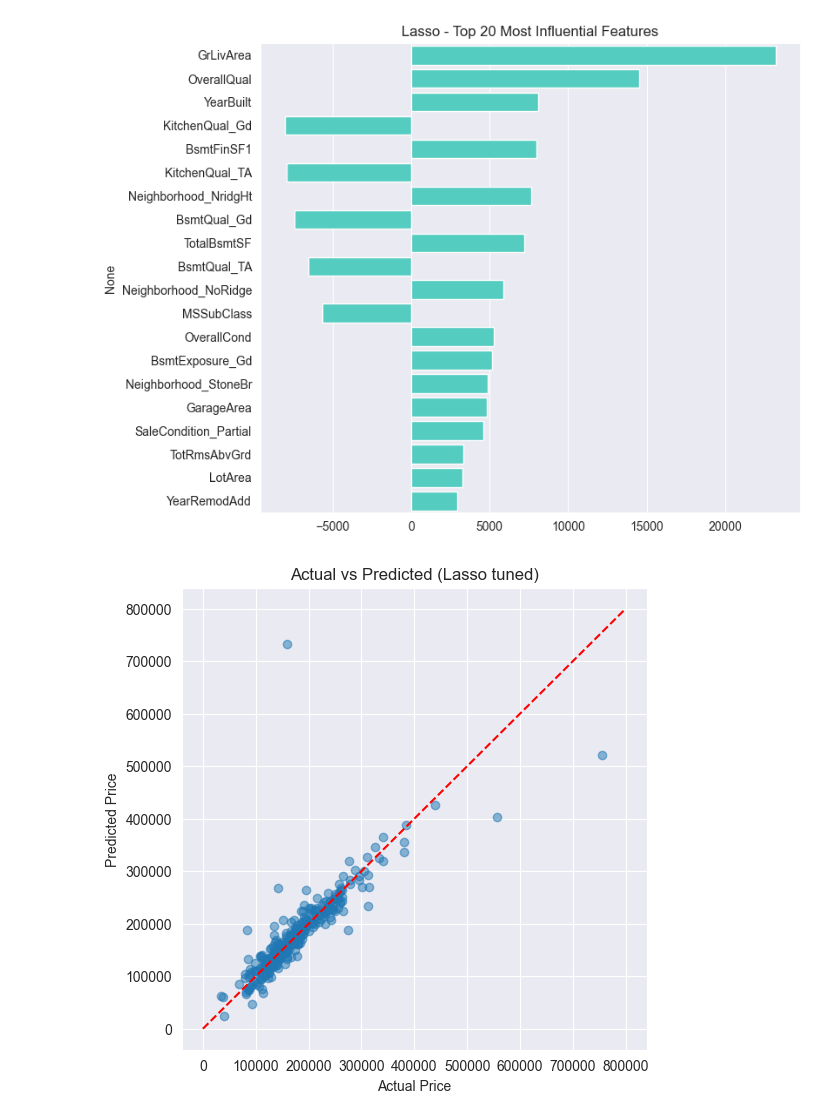
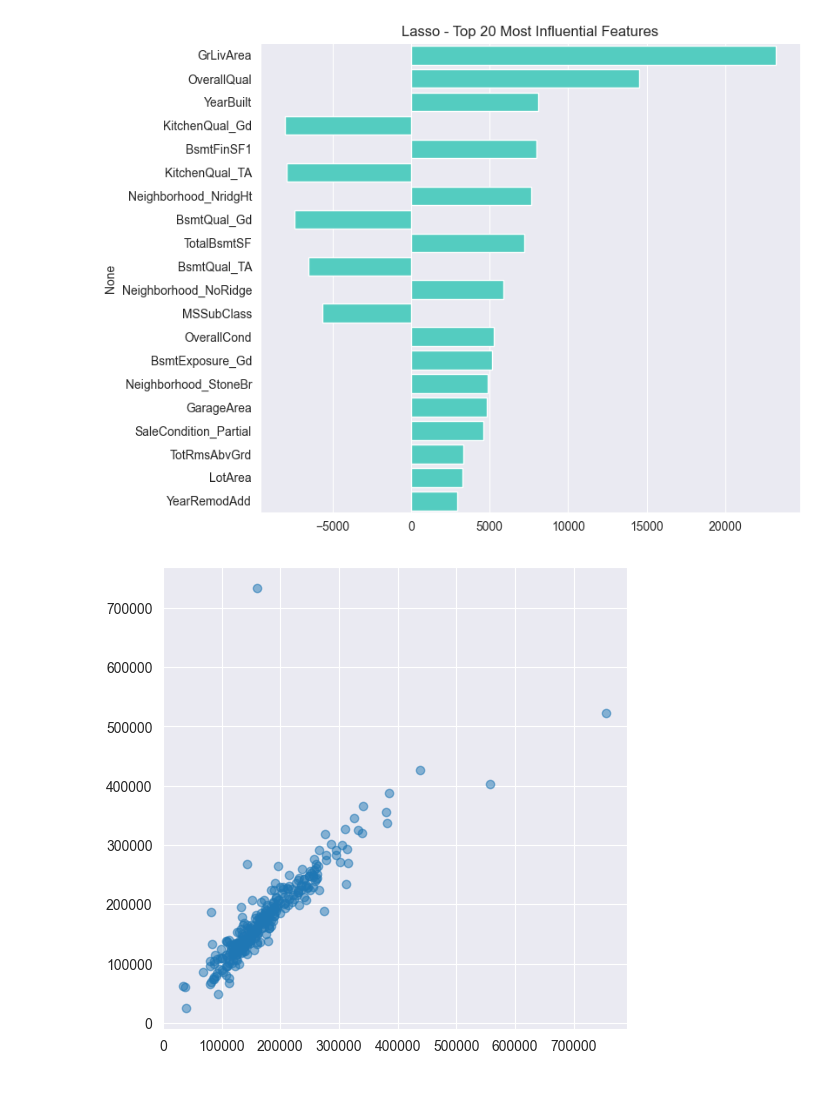
Before and after one commit to MuhammedPekdemir/machine-learning-practice, a Jupyter notebook: housePriceRegression.ipynb, the cells around one changed output. Cells and saved outputs as stored; diff of their text form; code cells hidden in the pictures; blank space fills up the shorter version.

```diff
--- a/housePriceRegression.ipynb
+++ b/housePriceRegression.ipynb
@@ -460,12 +460,8 @@ plt.show()
 # %%
 pred = BestScore.predict(X_test_scaler)
 
 plt.figure(figsize=(6, 6))
 plt.scatter(y_test, pred, alpha=0.5)
-plt.plot([0, 800000], [0, 800000], 'r--')
-plt.xlabel('Actual Price')
-plt.ylabel('Predicted Price')
-plt.title('Actual vs Predicted (Lasso tuned)')
 plt.show()
 # %% [output]
-[figure, old version]
+[figure, new version]
```
Also changed, not shown: parts of 1 cell of this notebook.
